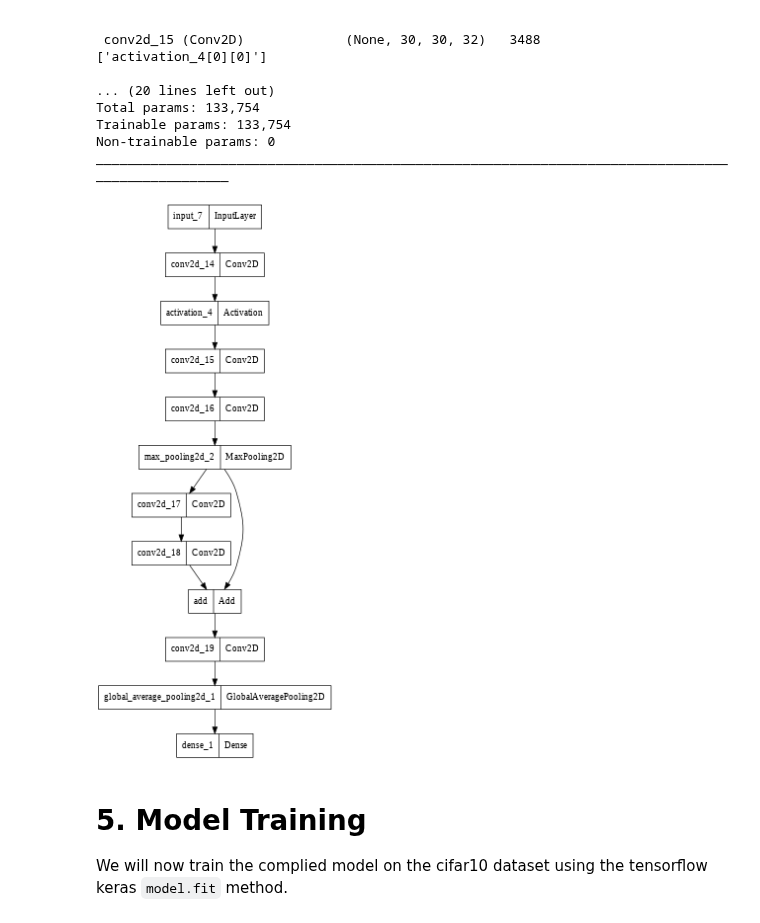
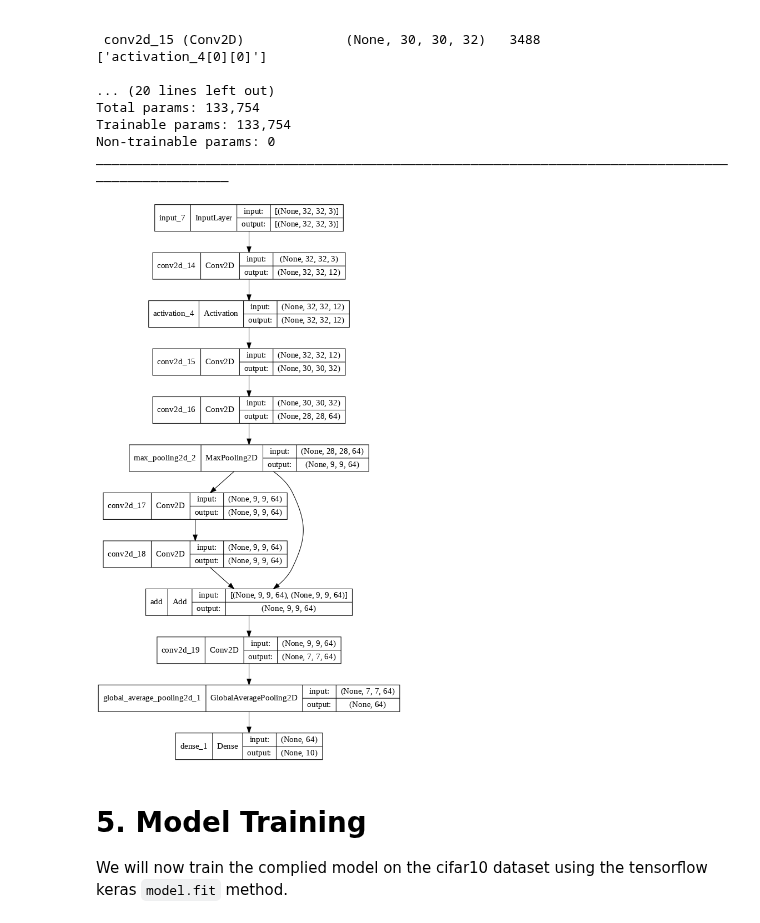
Before and after one commit to barrytl/CE6003, a Jupyter notebook: Etivity_assignment2.ipynb, the cells around one changed output. Drawn from its saved outputs; the diff is of its cells as text; code cells hidden in the pictures.

```diff
--- a/Etivity_assignment2.ipynb
+++ b/Etivity_assignment2.ipynb
@@ -274,9 +274,9 @@ Non-trainable params: 0
 __________________________________________________________________________________________________
 # %%
 # Uncomment the following line to plot the model visually - warning this may be quite large!
-keras.utils.plot_model(model, dpi=48)
+keras.utils.plot_model(model, show_shapes=True, dpi=75)
 # %% [output]
-[figure, old version]
+[figure, new version]
 # %% [markdown]
 # 5. Model Training
 
```
